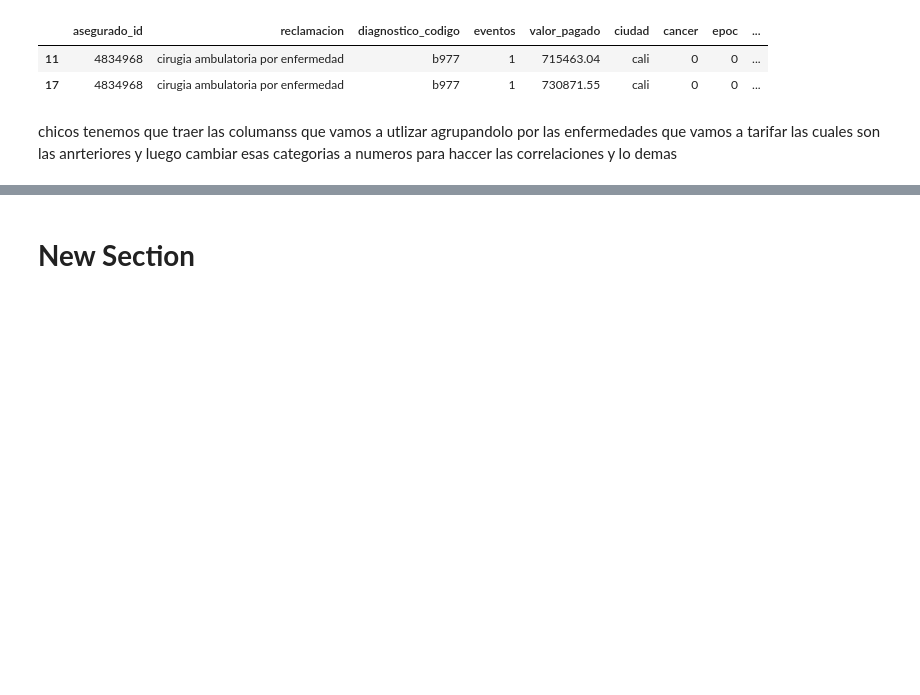
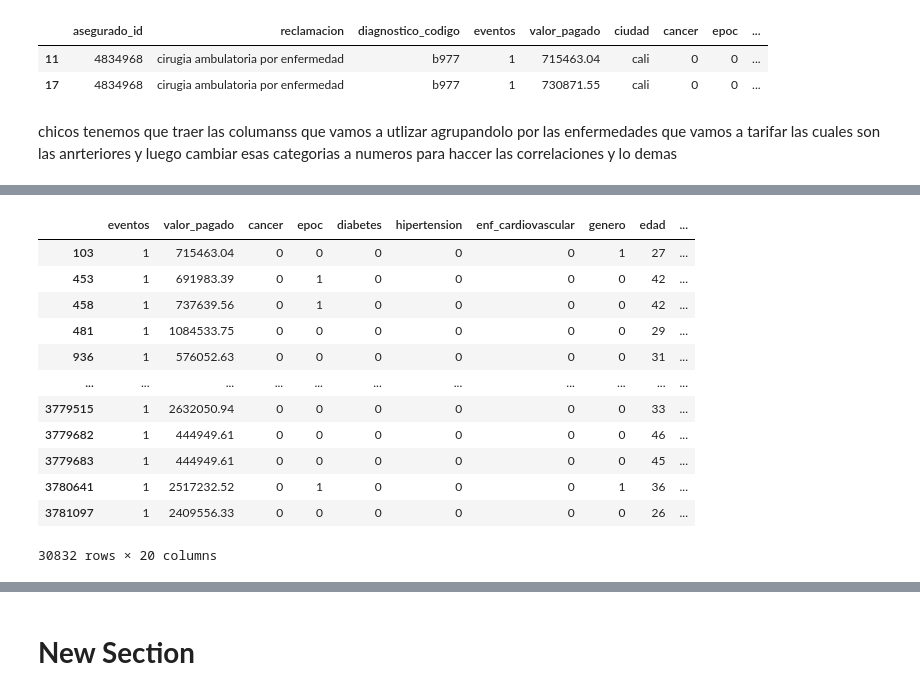
Before and after one commit to danielmancovidales/Aplicaciones-en-finanzas, a Jupyter notebook: Exploratorio.ipynb, the cells around one changed output, grey strips where cells are left out. Drawn from its saved outputs; the diff is of its cells as text; code cells hidden in the pictures; blank space fills up the shorter version.

```diff
--- a/Exploratorio.ipynb
+++ b/Exploratorio.ipynb
@@ -416,0 +450,19 @@ Name: count, dtype: int64
+# %%
+## para la realizacion del matriz de correlacciones se tranformar columnas categoricas a numericas usando el metodo one hot enconding
+# Usar Label Encoding
+df_final2 = pd.get_dummies(final2, columns=['clasifica_diagn','ciudad'])
+df_final2
+# %% [output]
+|  | eventos | valor_pagado | cancer | epoc | diabetes | hipertension | enf_cardiovascular | genero | edad | ... |
+| 103 | 1 | 715463.04 | 0 | 0 | 0 | 0 | 0 | 1 | 27 | ... |
+| 453 | 1 | 691983.39 | 0 | 1 | 0 | 0 | 0 | 0 | 42 | ... |
+| 458 | 1 | 737639.56 | 0 | 1 | 0 | 0 | 0 | 0 | 42 | ... |
+| 481 | 1 | 1084533.75 | 0 | 0 | 0 | 0 | 0 | 0 | 29 | ... |
+| 936 | 1 | 576052.63 | 0 | 0 | 0 | 0 | 0 | 0 | 31 | ... |
+| ... | ... | ... | ... | ... | ... | ... | ... | ... | ... | ... |
+| 3779515 | 1 | 2632050.94 | 0 | 0 | 0 | 0 | 0 | 0 | 33 | ... |
+| 3779682 | 1 | 444949.61 | 0 | 0 | 0 | 0 | 0 | 0 | 46 | ... |
+| 3779683 | 1 | 444949.61 | 0 | 0 | 0 | 0 | 0 | 0 | 45 | ... |
+| 3780641 | 1 | 2517232.52 | 0 | 1 | 0 | 0 | 0 | 1 | 36 | ... |
+| 3781097 | 1 | 2409556.33 | 0 | 0 | 0 | 0 | 0 | 0 | 26 | ... |
+30832 rows × 20 columns
```
Also changed, not shown: parts of 21 cells of this notebook.
